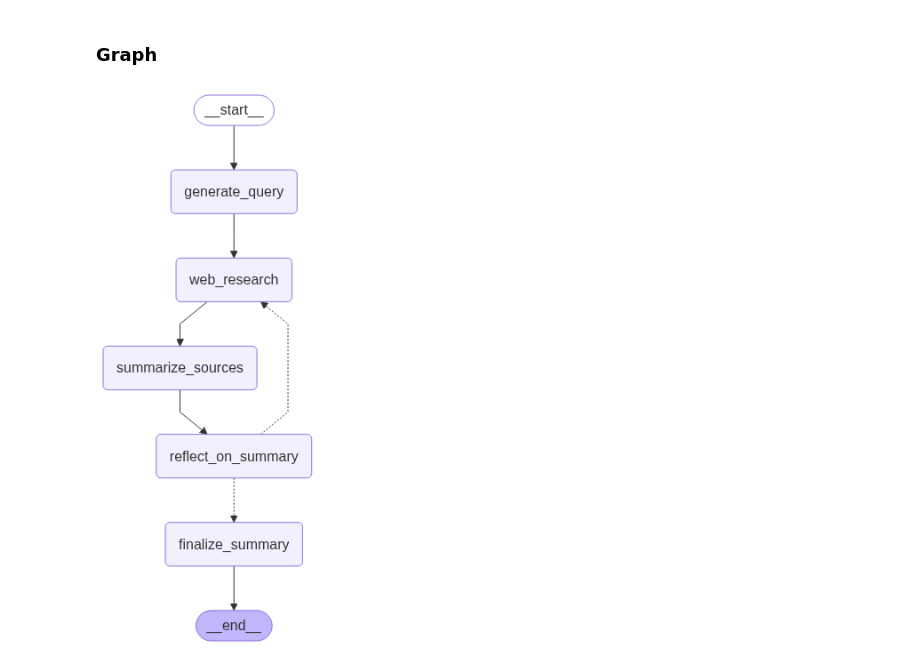
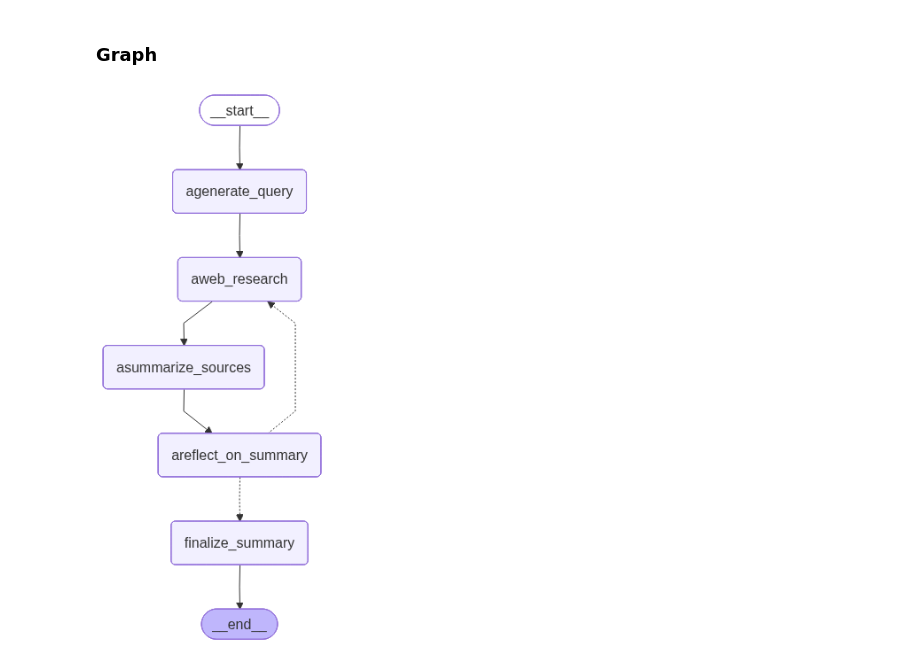
Before and after one commit to chineidu/RAG-Tutorials, a Jupyter notebook: 08-deep-research-lab.ipynb, the cells around one changed output. Drawn from its saved outputs; the diff is of its cells as text; code cells hidden in the pictures.

```diff
--- a/08-deep-research-lab.ipynb
+++ b/08-deep-research-lab.ipynb
@@ -401,9 +401,7 @@ class Configuration(BaseModel):
     )
 
     @classmethod
-    def from_runnable_config(
-        cls, config: RunnableConfig | None = None
-    ) -> "Configuration":
+    def from_runnable_config(cls, config: RunnableConfig | None = None) -> "Configuration":
         """
         Create a Configuration instance from a RunnableConfig.
 
@@ -422,14 +420,11 @@ class Configuration(BaseModel):
             `Configuration.model_fields` are considered; any entries with value ``None``
             are filtered out before instantiation.
         """
-        configurable = (
-            config["configurable"] if config and "configurable" in config else {}
-        )
+        configurable = config["configurable"] if config and "configurable" in config else {}
 
         # Get raw values from environment or config
         raw_values: dict[str, Any] = {
-            name: os.environ.get(name.upper(), configurable.get(name))
-            for name in cls.model_fields.keys()
+            name: os.environ.get(name.upper(), configurable.get(name)) for name in cls.model_fields.keys()
         }
 
         # Filter out None values
@@ -1264,35 +1248,35 @@ def route_research(
 # %%
 from IPython.display import Image, Markdown, display
 from langgraph.checkpoint.memory import MemorySaver
 from langgraph.graph import END, START, StateGraph
 
 builder = StateGraph(
     state_schema=SummaryState,
     input_schema=SummaryStateInput,
     output_schema=SummaryStateOutput,
     config_schema=Configuration,
 )
 
 # Nodes
-builder.add_node(generate_query, "generate_query")
-builder.add_node(web_research, "web_research")
-builder.add_node(summarize_sources, "summarize_sources")
-builder.add_node(reflect_on_summary, "reflect_on_summary")
+builder.add_node(agenerate_query, "agenerate_query")
+builder.add_node(aweb_research, "aweb_research")
+builder.add_node(asummarize_sources, "asummarize_sources")
+builder.add_node(areflect_on_summary, "areflect_on_summary")
 builder.add_node(finalize_summary, "finalize_summary")
 
 # Edges
-builder.add_edge(START, "generate_query")
-builder.add_edge("generate_query", "web_research")
-builder.add_edge("web_research", "summarize_sources")
-builder.add_edge("summarize_sources", "reflect_on_summary")
-builder.add_conditional_edges("reflect_on_summary", route_research)
+builder.add_edge(START, "agenerate_query")
+builder.add_edge("agenerate_query", "aweb_research")
+builder.add_edge("aweb_research", "asummarize_sources")
+builder.add_edge("asummarize_sources", "areflect_on_summary")
+builder.add_conditional_edges("areflect_on_summary", route_research)
 builder.add_edge("finalize_summary", END)
 
 # Build
 memory = MemorySaver()
 research_graph = builder.compile(checkpointer=memory)
 
 # Visualize the graph
 display(Image(research_graph.get_graph(xray=1).draw_mermaid_png()))
 # %% [output]
-[figure, old version]
+[figure, new version]
```
Also changed, not shown: parts of 11 cells of this notebook, 3 other files.
